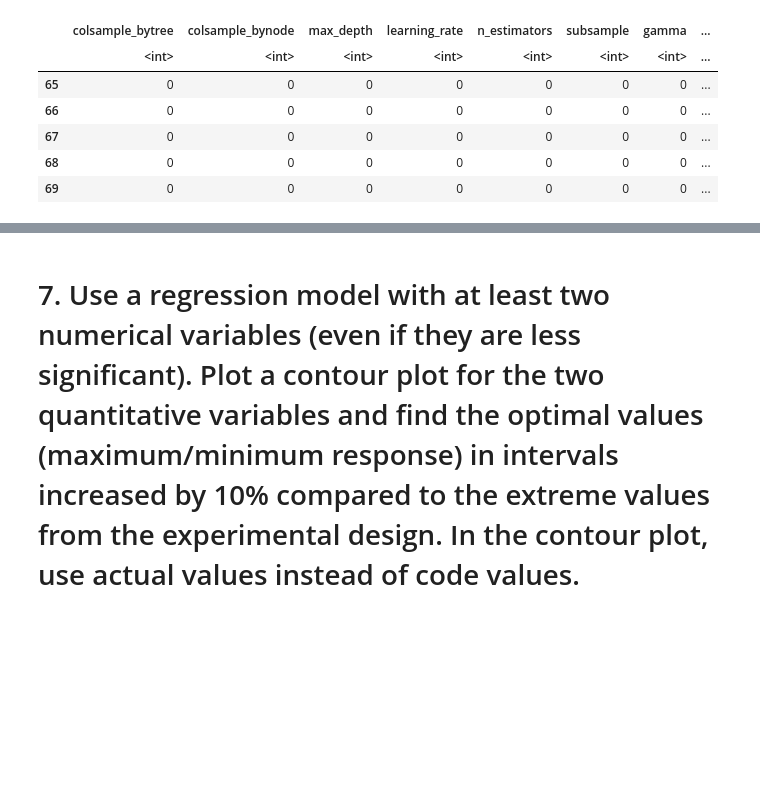
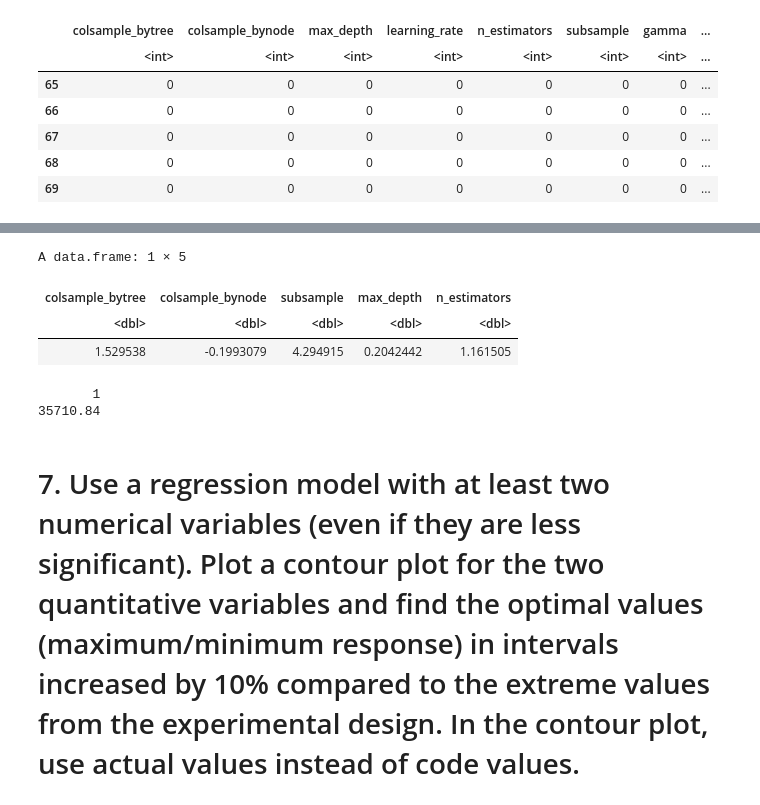
Before and after one commit to Many98/01NAEX, a Jupyter notebook: Protokol_EF.ipynb, the cells around one changed output, grey strips where cells are left out. Drawn from its saved outputs; the diff is of its cells as text; code cells hidden in the pictures; blank space fills up the shorter version.

```diff
--- a/Protokol_EF.ipynb
+++ b/Protokol_EF.ipynb
@@ -476,3 +636,24 @@ According to anova test, the first model was chosen. The final model has variabl
+# %%
+x_stat = -1/2 * solve(B) %*% b
+
+#x_stat_natur = c((5*x_stat[1]+85), (5*x_stat[2] +175))
+
+data.frame(colsample_bytree=x_stat[1],colsample_bynode=x_stat[2],
+                             subsample=x_stat[3], max_depth=x_stat[4], n_estimators=x_stat[5])
+
+y_stat = predict(final_lin_model,
+                  data.frame(colsample_bytree=x_stat[1],colsample_bynode=x_stat[2],
+                             subsample=x_stat[3], max_depth=x_stat[4], n_estimators=x_stat[5]))
+
+#x_stat
+y_stat
+# %% [output]
+A data.frame: 1 × 5
+| colsample_bytree | colsample_bynode | subsample | max_depth | n_estimators |
+| <dbl> | <dbl> | <dbl> | <dbl> | <dbl> |
+| 1.529538 | -0.1993079 | 4.294915 | 0.2042442 | 1.161505 |
+       1
+35710.84
 # %% [markdown]
 # 7. Use a regression model with at least two numerical variables (even if they are less significant). Plot a contour plot for the two quantitative variables and find the optimal values (maximum/minimum response) in intervals increased by 10% compared to the extreme values from the experimental design. In the contour plot, use actual values instead of code values.
 # %% [markdown]
```
Also changed, not shown: parts of 31 cells of this notebook.
